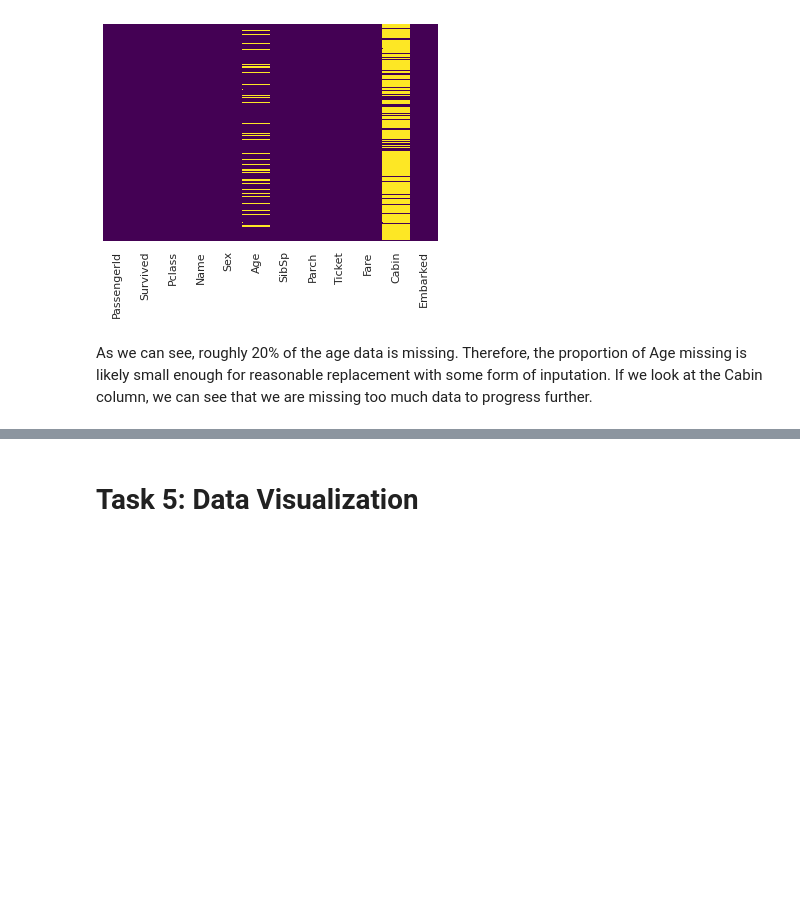
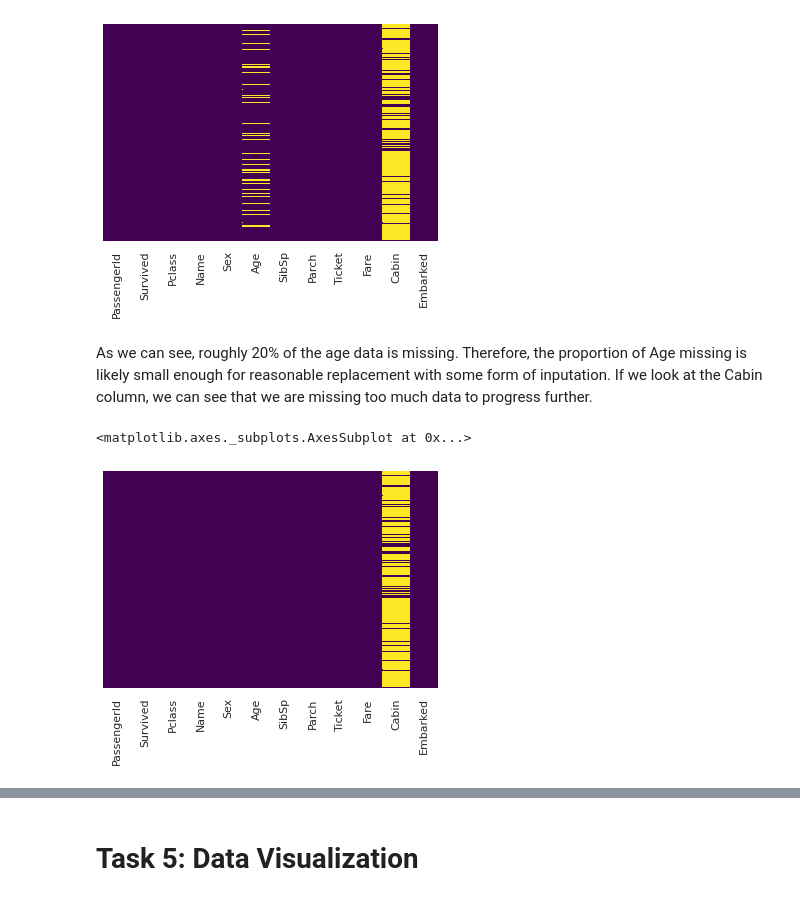
Before and after one commit to zubaidak/Summer-Microcredential-Data-Analytics-, a Jupyter notebook: Titanic_Logistic_Regression.ipynb, the cells around one changed output, grey strips where cells are left out. Cells and saved outputs as stored; diff of their text form; code cells hidden in the pictures; blank space fills up the shorter version.

```diff
--- a/Titanic_Logistic_Regression.ipynb
+++ b/Titanic_Logistic_Regression.ipynb
@@ -101,3 +101,29 @@ sns.heatmap(train.isnull(), yticklabels=False, cbar=False, cmap='viridis')
 [figure]
 # %% [markdown]
 As we can see, roughly 20% of the age data is missing. Therefore, the proportion of Age missing is likely small enough for reasonable replacement with some form of inputation. If we look at the Cabin column, we can see that we are missing too much data to progress further.
+# %%
+def inpute_age(cols):
+    #defining a function to do
+    Age = cols[0]
+
+    Pclass = cols[1]
+
+    if pd.isnull(Age):
+        #if there is missing value for Age
+        if Pclass == 1:    # If it is the first class, return 37
+            return 37
+        elif Pclass == 2:  #second class, return 29
+            return 29
+        else:              # the 3rd class, return 24,  no elif because that last remaining class
+            return 24
+    else:
+            return Age
+# %%
+train['Age'] = train[['Age', 'Pclass']].apply(inpute_age, axis=1)
+# assigning value, but not to a new variable
+# apply allows to assess and manipulate the column or database at the same time
+# %%
+sns.heatmap(train.isnull(), yticklabels=False, cbar=False, cmap='viridis')
+# %% [output]
+<matplotlib.axes._subplots.AxesSubplot at 0x...>
+[figure, added]
```
Also changed, not shown: parts of 33 cells of this notebook.
